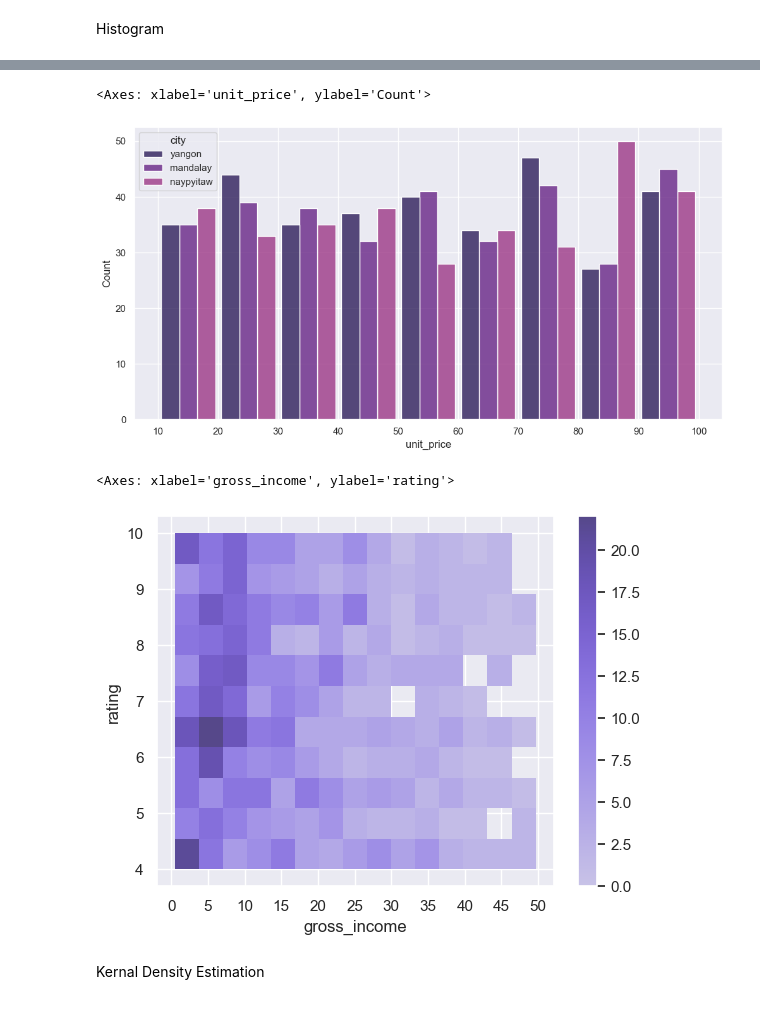
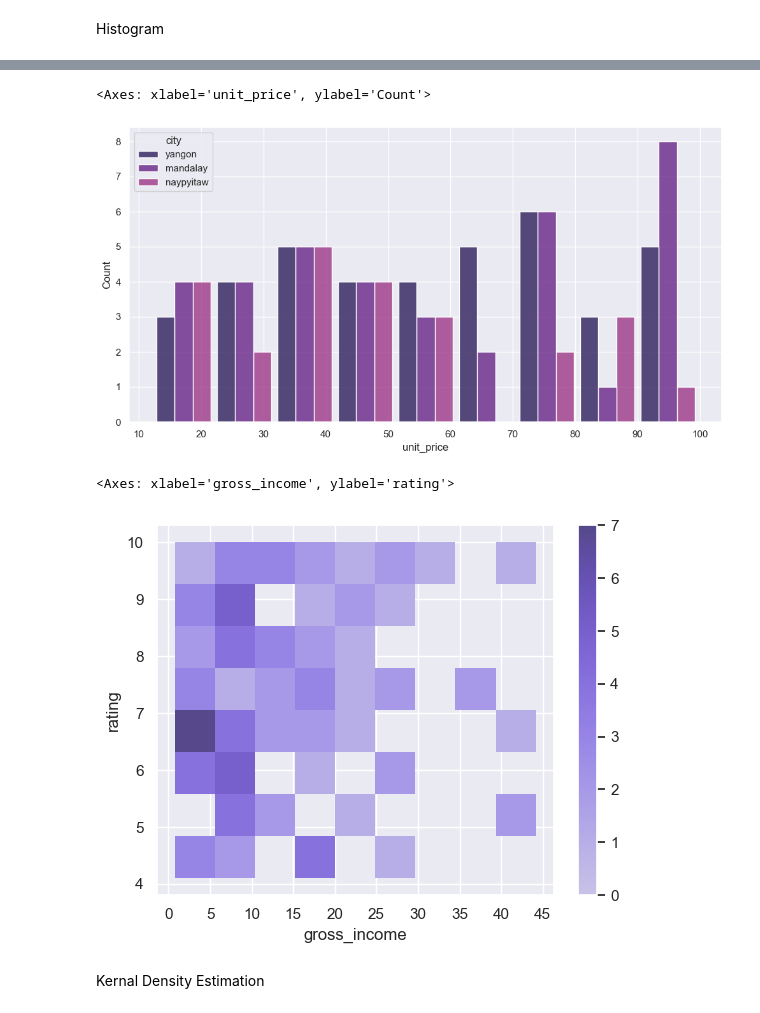
Before and after one commit to NourMansour911/sns_supermarket, a Jupyter notebook: supermarket_sns/cln_market.ipynb, the cells around one changed output, grey strips where cells are left out. Cells and saved outputs as stored; diff of their text form; code cells hidden in the pictures.

```diff
--- a/supermarket_sns/cln_market.ipynb
+++ b/supermarket_sns/cln_market.ipynb
@@ -48,3 +48,6 @@ df.select_dtypes(include=[np.number]).columns
 Index(['unit_price', 'quantity', 'tax_5%', 'total', 'rating', 'cogs',
        'gross_income'],
       dtype='object')
+# %%
+sample=pd.DataFrame(data=df.sample(100,random_state=100))
+sample
@@ -176,16 +203,16 @@ sns.histplot(data=df,x='unit_price',binwidth=10,binrange=(10,100),stat='count',d
 # %%
 plt.figure(figsize=(12,6))
 plt.xticks(range(10,101,10))
-sns.histplot(data=df,x='unit_price',binwidth=10,hue='city',multiple='dodge',shrink=0.9)
+sns.histplot(data=sample,x='unit_price',binwidth=10,hue='city',multiple='dodge',shrink=0.9)
 # %% [output]
 <Axes: xlabel='unit_price', ylabel='Count'>
-[figure, old version]
+[figure, new version]
 # %%
 plt.xticks(range(0,101,5))
-sns.histplot(data=df,x='gross_income',y='rating',cbar=True,stat='count')
+sns.histplot(data=sample,x='gross_income',y='rating',cbar=True,stat='count')
 # %% [output]
 <Axes: xlabel='gross_income', ylabel='rating'>
-[figure, old version]
+[figure, new version]
 # %% [markdown]
 Kernal Density Estimation
 # %%
```
Also changed, not shown: parts of 23 cells of this notebook, 1 other file.
